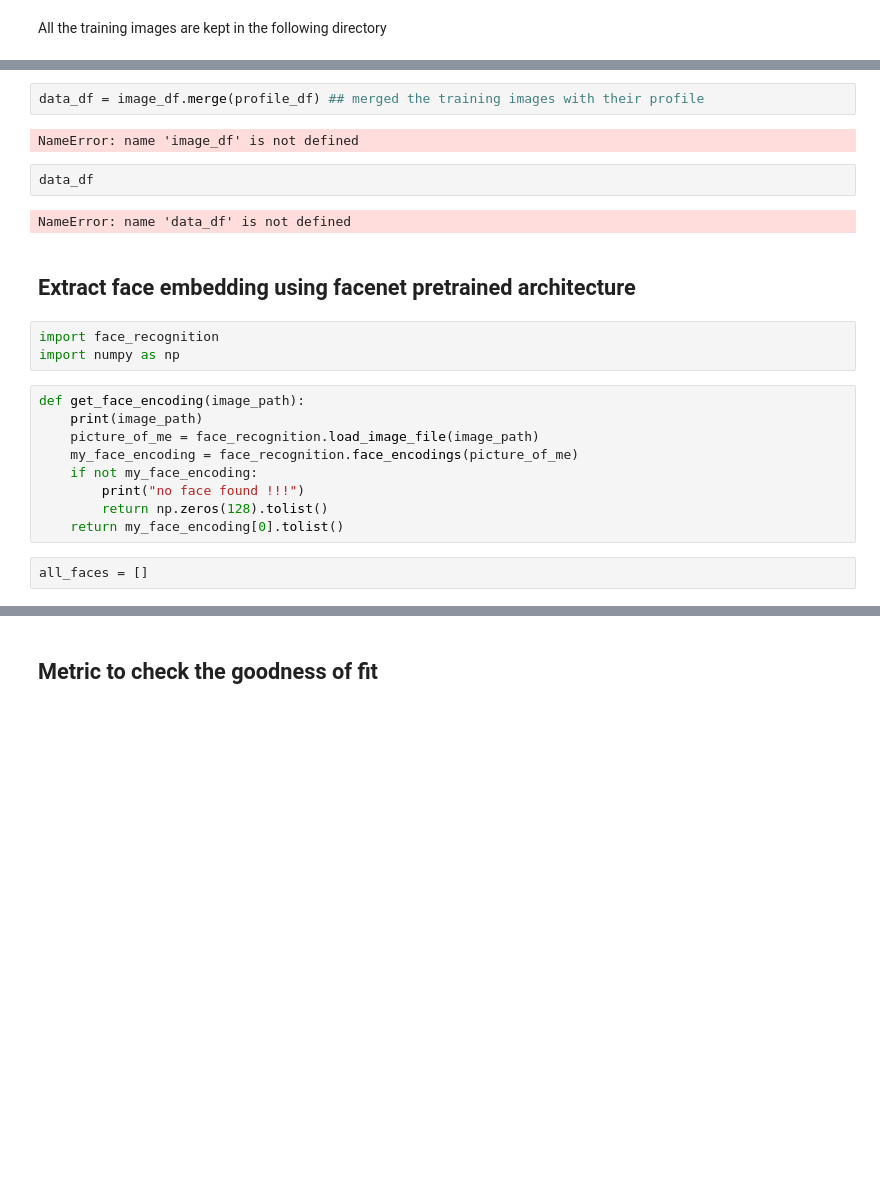
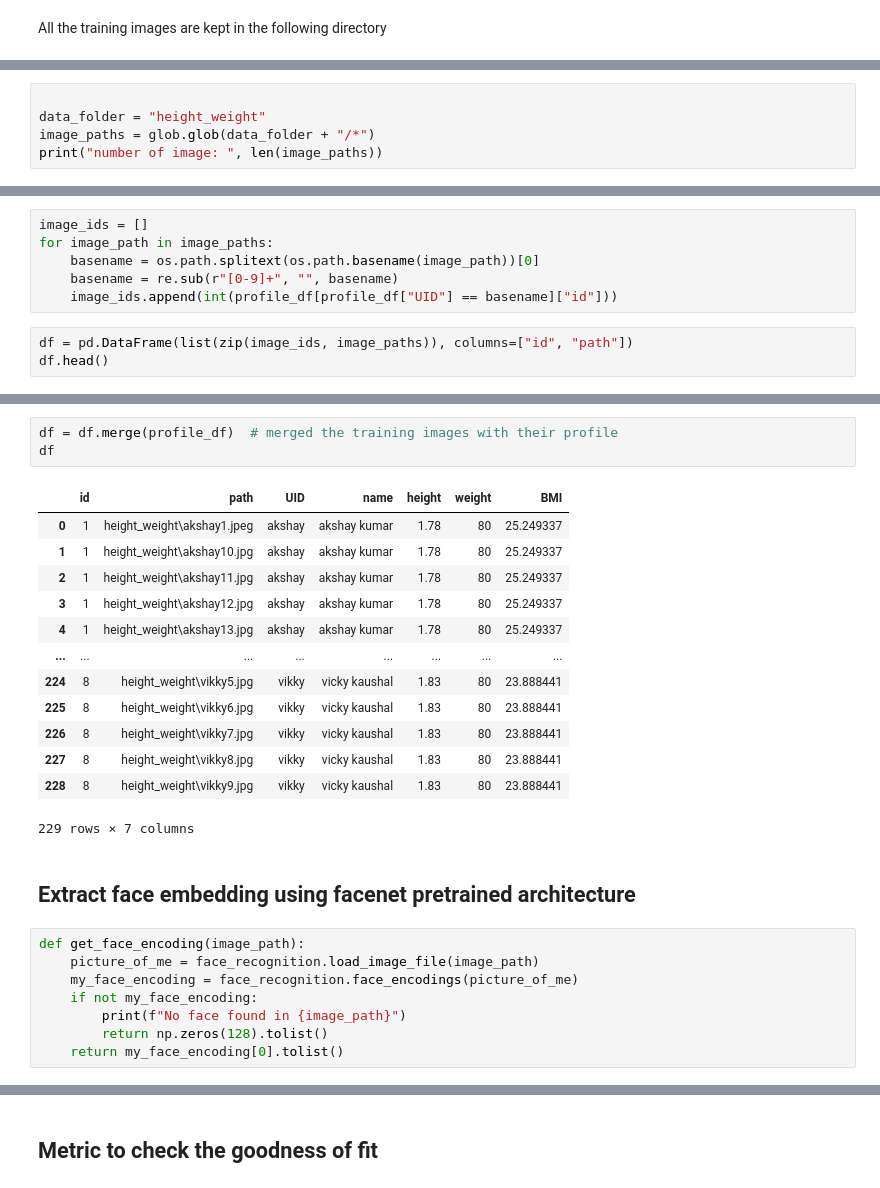
Before and after one commit to masachika-kamada/face-to-body, a Jupyter notebook: BMI prediction.ipynb, the cells around one changed output, grey strips where cells are left out. Drawn from its saved outputs; the diff is of its cells as text; blank space fills up the shorter version.

```diff
--- a/BMI prediction.ipynb
+++ b/BMI prediction.ipynb
@@ -76,0 +47,5 @@ id_path = [(p(images).stem[:(get_index_of_digit(p(images).stem))],images) for  i
+# %%
+
+data_folder = "height_weight"
+image_paths = glob.glob(data_folder + "/*")
+print("number of image: ", len(image_paths))
@@ -76,0 +54,9 @@ id_path = [(p(images).stem[:(get_index_of_digit(p(images).stem))],images) for  i
+# %%
+image_ids = []
+for image_path in image_paths:
+    basename = os.path.splitext(os.path.basename(image_path))[0]
+    basename = re.sub(r"[0-9]+", "", basename)
+    image_ids.append(int(profile_df[profile_df["UID"] == basename]["id"]))
+# %%
+df = pd.DataFrame(list(zip(image_ids, image_paths)), columns=["id", "path"])
+df.head()
@@ -77,25 +70,28 @@ id_path = [(p(images).stem[:(get_index_of_digit(p(images).stem))],images) for  i
 # %%
-data_df = image_df.merge(profile_df) ## merged the training images with their profile
+df = df.merge(profile_df)  # merged the training images with their profile
+df
 # %% [output]
+|  | id | path | UID | name | height | weight | BMI |
+| 0 | 1 | height_weight\akshay1.jpeg | akshay | akshay kumar | 1.78 | 80 | 25.249337 |
+| 1 | 1 | height_weight\akshay10.jpg | akshay | akshay kumar | 1.78 | 80 | 25.249337 |
+| 2 | 1 | height_weight\akshay11.jpg | akshay | akshay kumar | 1.78 | 80 | 25.249337 |
+| 3 | 1 | height_weight\akshay12.jpg | akshay | akshay kumar | 1.78 | 80 | 25.249337 |
+| 4 | 1 | height_weight\akshay13.jpg | akshay | akshay kumar | 1.78 | 80 | 25.249337 |
+| ... | ... | ... | ... | ... | ... | ... | ... |
+| 224 | 8 | height_weight\vikky5.jpg | vikky | vicky kaushal | 1.83 | 80 | 23.888441 |
+| 225 | 8 | height_weight\vikky6.jpg | vikky | vicky kaushal | 1.83 | 80 | 23.888441 |
+| 226 | 8 | height_weight\vikky7.jpg | vikky | vicky kaushal | 1.83 | 80 | 23.888441 |
+| 227 | 8 | height_weight\vikky8.jpg | vikky | vicky kaushal | 1.83 | 80 | 23.888441 |
+| 228 | 8 | height_weight\vikky9.jpg | vikky | vicky kaushal | 1.83 | 80 | 23.888441 |
-NameError: name 'image_df' is not defined
+229 rows × 7 columns
-# %%
-data_df
-# %% [output]
-NameError: name 'data_df' is not defined
 # %% [markdown]
 ## Extract face embedding using facenet pretrained architecture
-# %%
-import face_recognition
-import numpy as np
 # %%
 def get_face_encoding(image_path):
-    print(image_path)
     picture_of_me = face_recognition.load_image_file(image_path)
     my_face_encoding = face_recognition.face_encodings(picture_of_me)
     if not my_face_encoding:
-        print("no face found !!!")
+        print(f"No face found in {image_path}")
         return np.zeros(128).tolist()
     return my_face_encoding[0].tolist()
-# %%
-all_faces = []
 # %%
```
Also changed, not shown: parts of 79 cells of this notebook, 3 other files.
